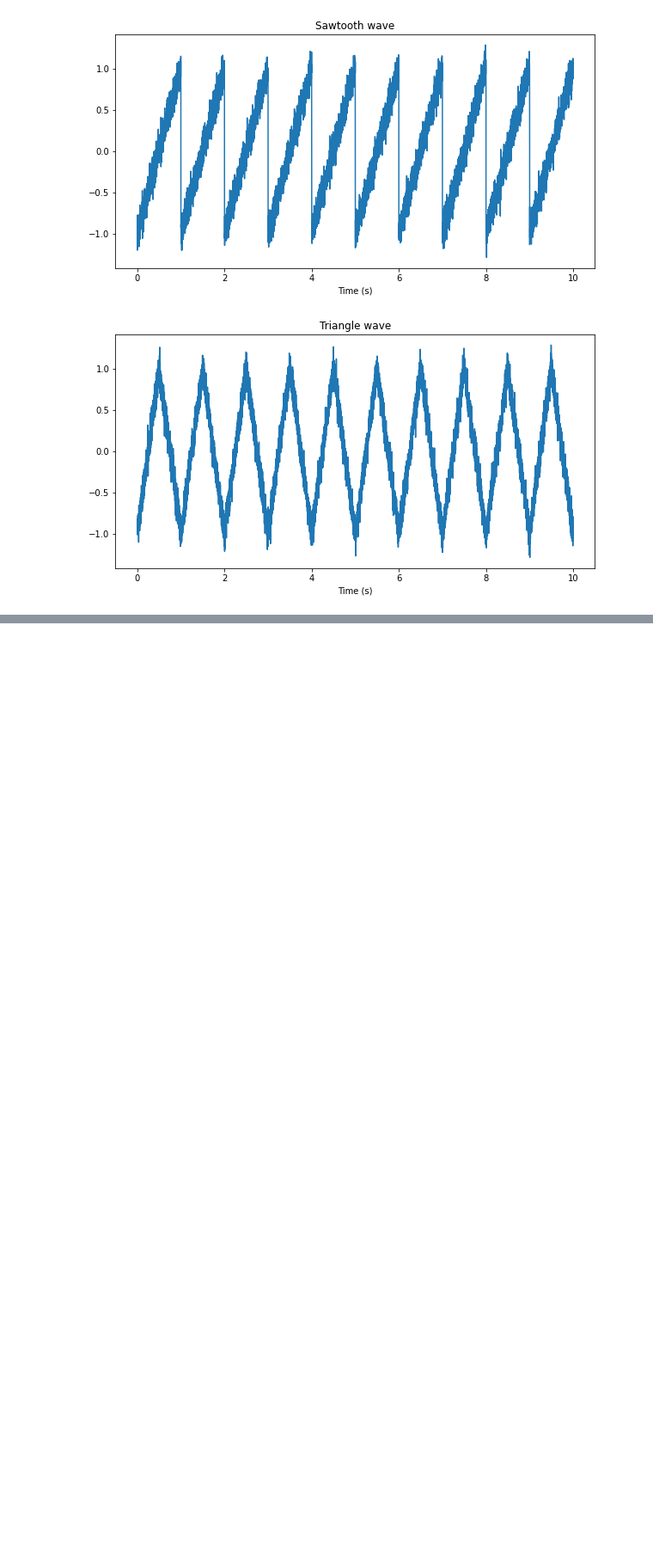
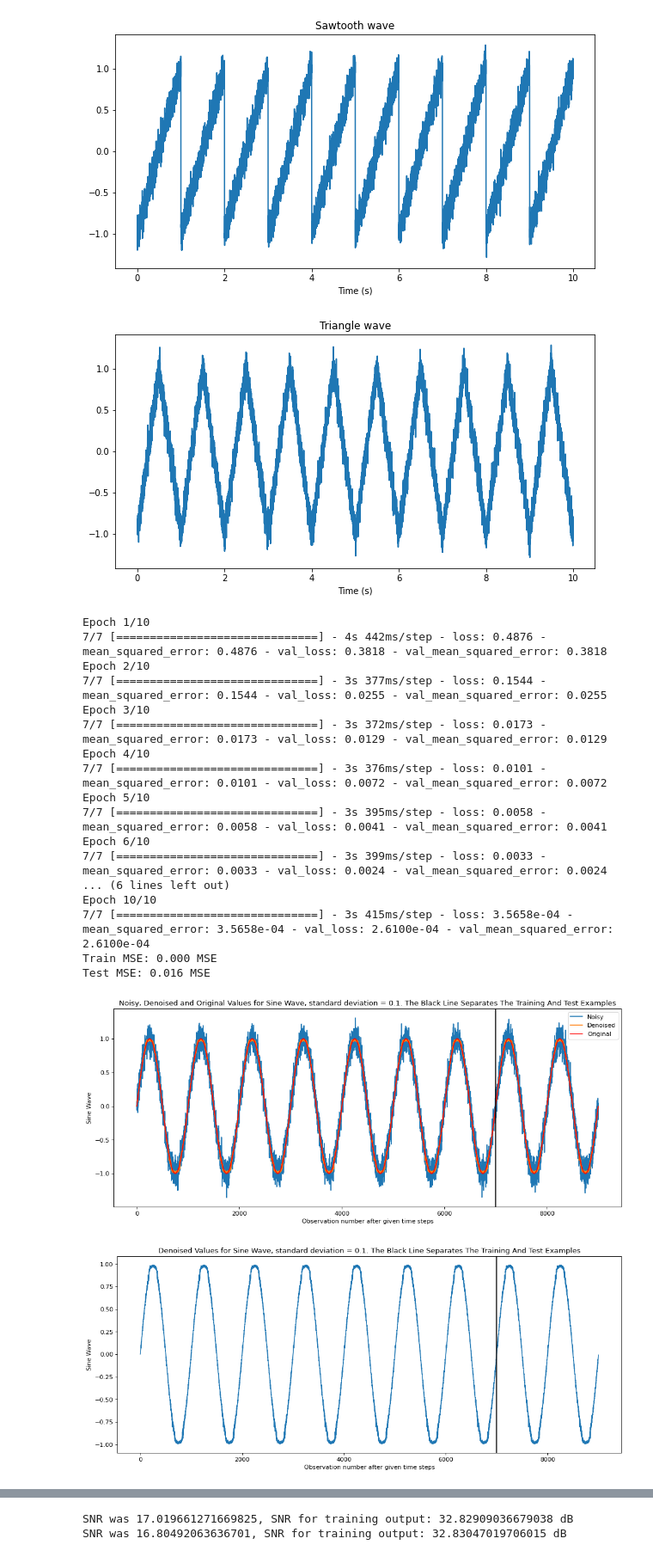
Before and after one commit to asadian98/Deep-Learning-Course-EE25647, a Jupyter notebook: HW3/HW3_Q2.ipynb, the cells around one changed output, grey strips where cells are left out. Shown at 86% size. Saved outputs shown, nothing was run; the diff lists cells and outputs as text; code cells hidden in the pictures; blank space fills up the shorter version.

```diff
--- a/HW3/HW3_Q2.ipynb
+++ b/HW3/HW3_Q2.ipynb
@@ -187,2 +218,25 @@ def process(Signal, std, Signal_name, lr, batch_size, number_of_epochs, verbose,
 
     return grid_result
+# %%
+# Simple RNN - Sine Wave
+process(sine_wave, std = 0.1, Signal_name = 'Sine Wave', lr = 0.001, batch_size = 1, number_of_epochs = 10, verbose = True, LSTM_flag = 0, gridflag = 0)
+# %% [output]
+Epoch 1/10
+7/7 [==============================] - 4s 442ms/step - loss: 0.4876 - mean_squared_error: 0.4876 - val_loss: 0.3818 - val_mean_squared_error: 0.3818
+Epoch 2/10
+7/7 [==============================] - 3s 377ms/step - loss: 0.1544 - mean_squared_error: 0.1544 - val_loss: 0.0255 - val_mean_squared_error: 0.0255
+Epoch 3/10
+7/7 [==============================] - 3s 372ms/step - loss: 0.0173 - mean_squared_error: 0.0173 - val_loss: 0.0129 - val_mean_squared_error: 0.0129
+Epoch 4/10
+7/7 [==============================] - 3s 376ms/step - loss: 0.0101 - mean_squared_error: 0.0101 - val_loss: 0.0072 - val_mean_squared_error: 0.0072
+Epoch 5/10
+7/7 [==============================] - 3s 395ms/step - loss: 0.0058 - mean_squared_error: 0.0058 - val_loss: 0.0041 - val_mean_squared_error: 0.0041
+Epoch 6/10
+7/7 [==============================] - 3s 399ms/step - loss: 0.0033 - mean_squared_error: 0.0033 - val_loss: 0.0024 - val_mean_squared_error: 0.0024
+... (6 lines left out)
+Epoch 10/10
+7/7 [==============================] - 3s 415ms/step - loss: 3.5658e-04 - mean_squared_error: 3.5658e-04 - val_loss: 2.6100e-04 - val_mean_squared_error: 2.6100e-04
+Train MSE: 0.000 MSE
+Test MSE: 0.016 MSE
+[figure, added]
+[figure, added]
@@ -188,0 +244,2 @@ def process(Signal, std, Signal_name, lr, batch_size, number_of_epochs, verbose,
+SNR was 17.019661271669825, SNR for training output: 32.82909036679038 dB
+SNR was 16.80492063636701, SNR for training output: 32.83047019706015 dB
```
Also changed, not shown: parts of 14 cells of this notebook.
